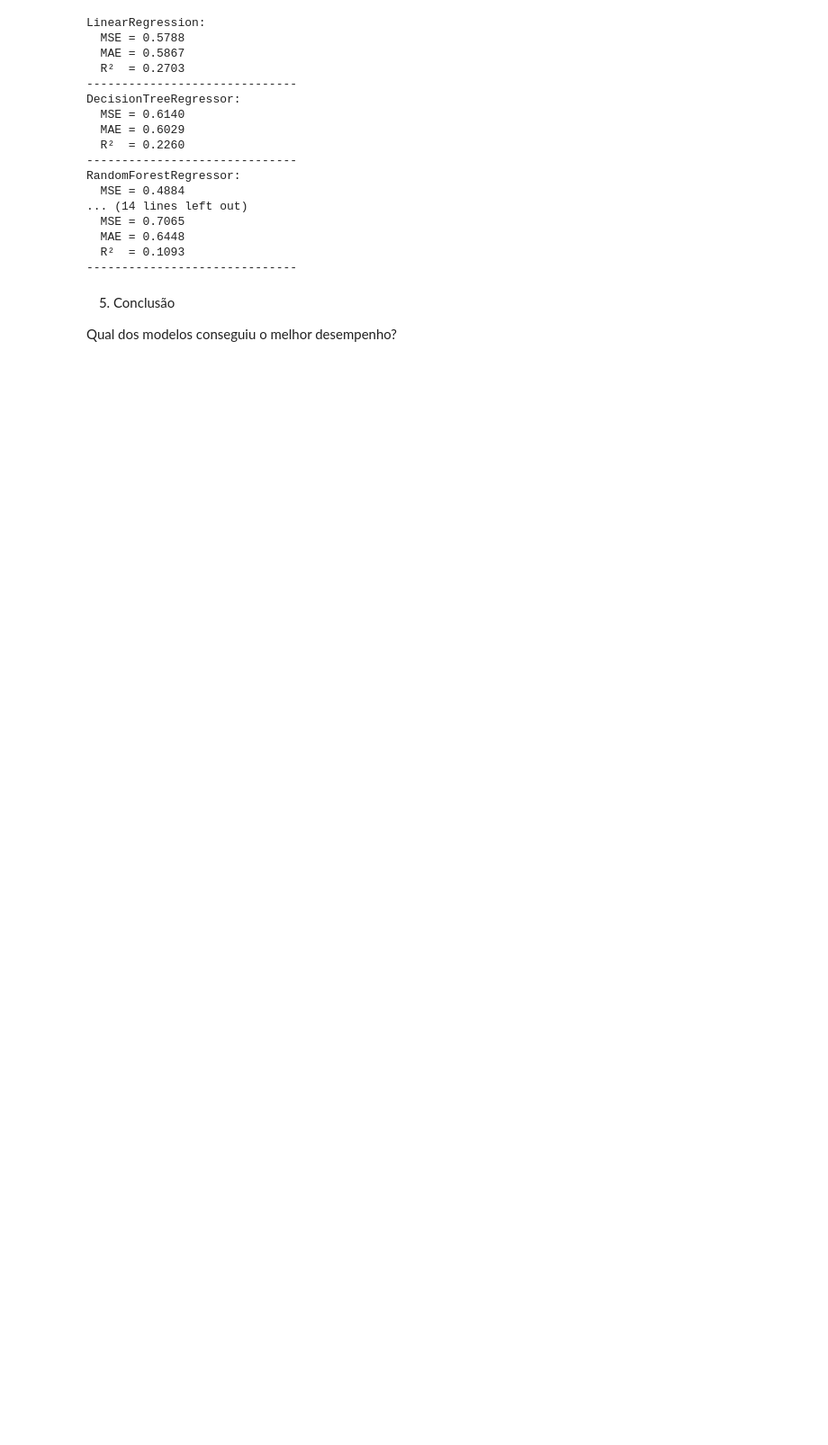
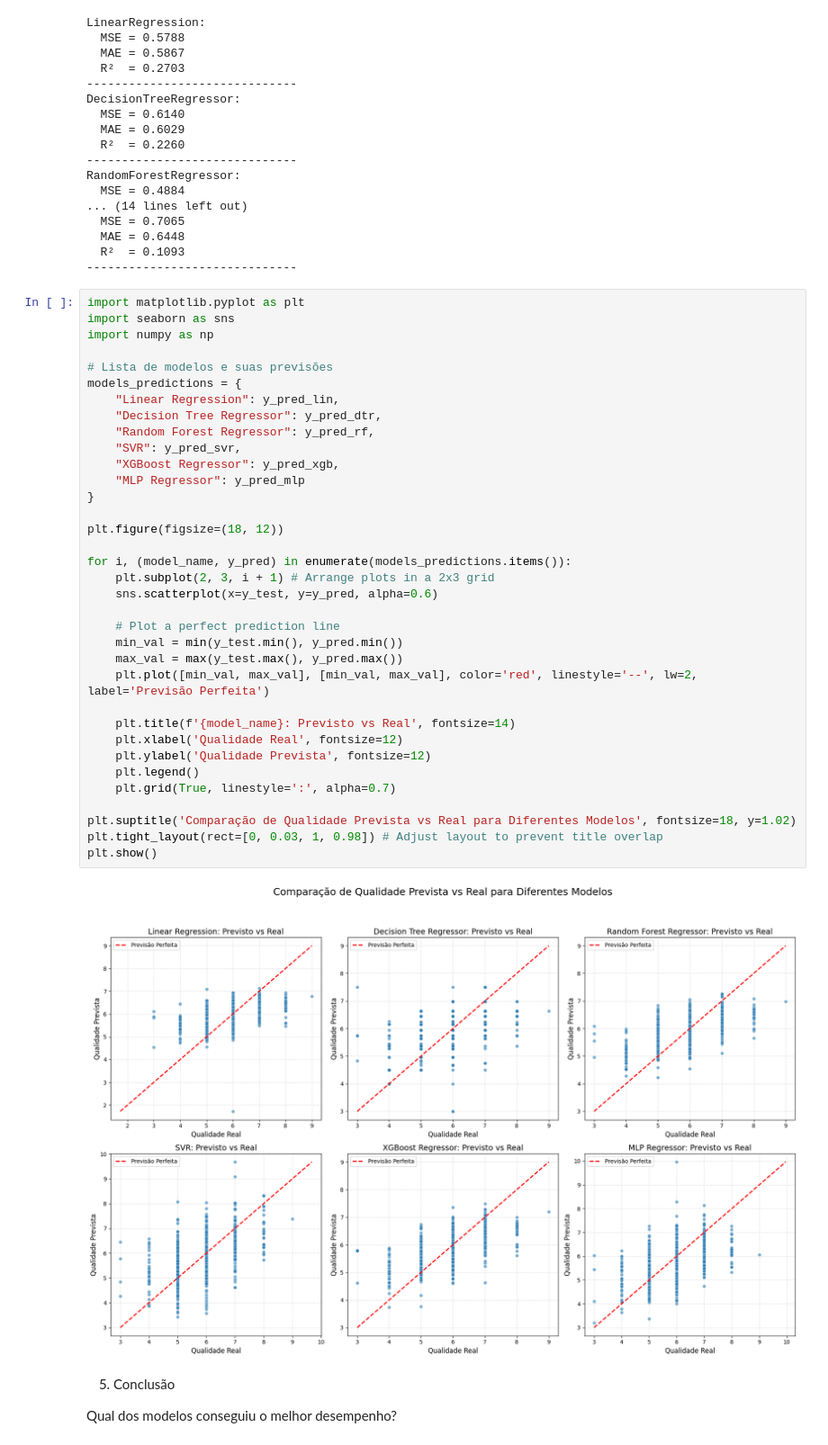
Before and after one commit to Wendell9/N1_IA, a Jupyter notebook: Modelo_N1_1ºBIMESTRE_ipynb_json.ipynb, the cells around one changed output. Shown at 90% size. Saved outputs shown, nothing was run; the diff lists cells and outputs as text; blank space fills up the shorter version.

```diff
--- a/Modelo_N1_1ºBIMESTRE_ipynb_json.ipynb
+++ b/Modelo_N1_1ºBIMESTRE_ipynb_json.ipynb
@@ -451,6 +451,43 @@ RandomForestRegressor:
   MAE = 0.6448
   R²  = 0.1093
 ------------------------------
+# %%
+import matplotlib.pyplot as plt
+import seaborn as sns
+import numpy as np
+
+# Lista de modelos e suas previsões
+models_predictions = {
+    "Linear Regression": y_pred_lin,
+    "Decision Tree Regressor": y_pred_dtr,
+    "Random Forest Regressor": y_pred_rf,
+    "SVR": y_pred_svr,
+    "XGBoost Regressor": y_pred_xgb,
+    "MLP Regressor": y_pred_mlp
+}
+
+plt.figure(figsize=(18, 12))
+
+for i, (model_name, y_pred) in enumerate(models_predictions.items()):
+    plt.subplot(2, 3, i + 1) # Arrange plots in a 2x3 grid
+    sns.scatterplot(x=y_test, y=y_pred, alpha=0.6)
+
+    # Plot a perfect prediction line
+    min_val = min(y_test.min(), y_pred.min())
+    max_val = max(y_test.max(), y_pred.max())
+    plt.plot([min_val, max_val], [min_val, max_val], color='red', linestyle='--', lw=2, label='Previsão Perfeita')
+
+    plt.title(f'{model_name}: Previsto vs Real', fontsize=14)
+    plt.xlabel('Qualidade Real', fontsize=12)
+    plt.ylabel('Qualidade Prevista', fontsize=12)
+    plt.legend()
+    plt.grid(True, linestyle=':', alpha=0.7)
+
+plt.suptitle('Comparação de Qualidade Prevista vs Real para Diferentes Modelos', fontsize=18, y=1.02)
+plt.tight_layout(rect=[0, 0.03, 1, 0.98]) # Adjust layout to prevent title overlap
+plt.show()
+# %% [output]
+[figure, added]
 # %% [markdown]
 5. Conclusão
 
```
